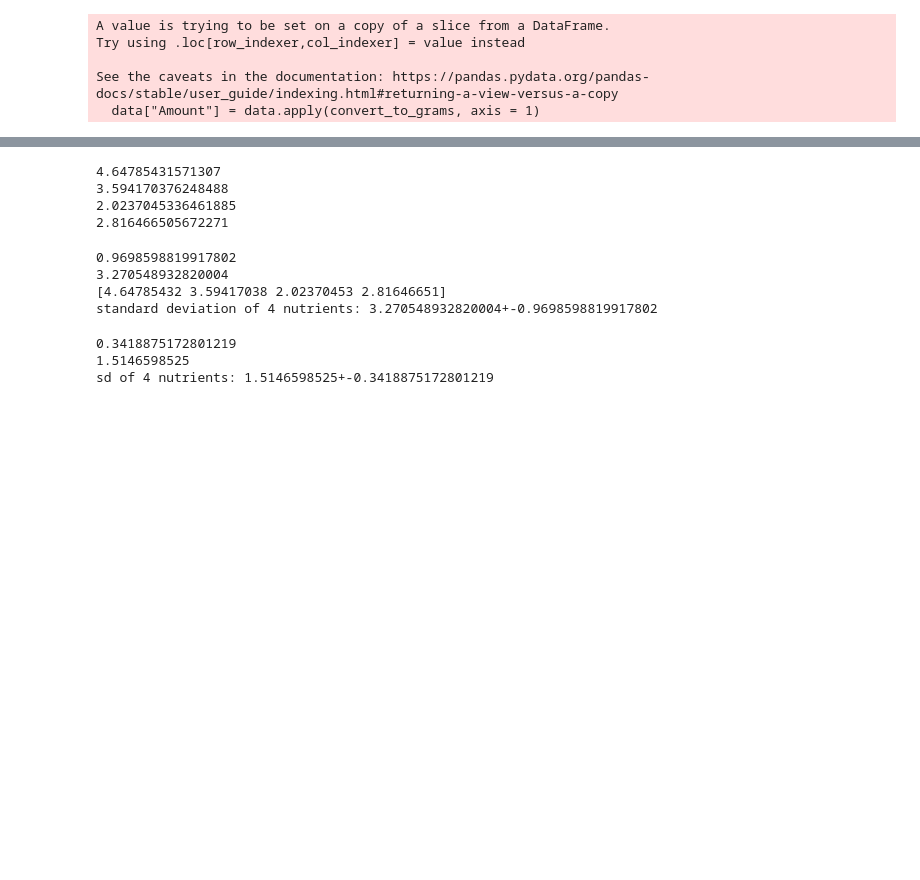
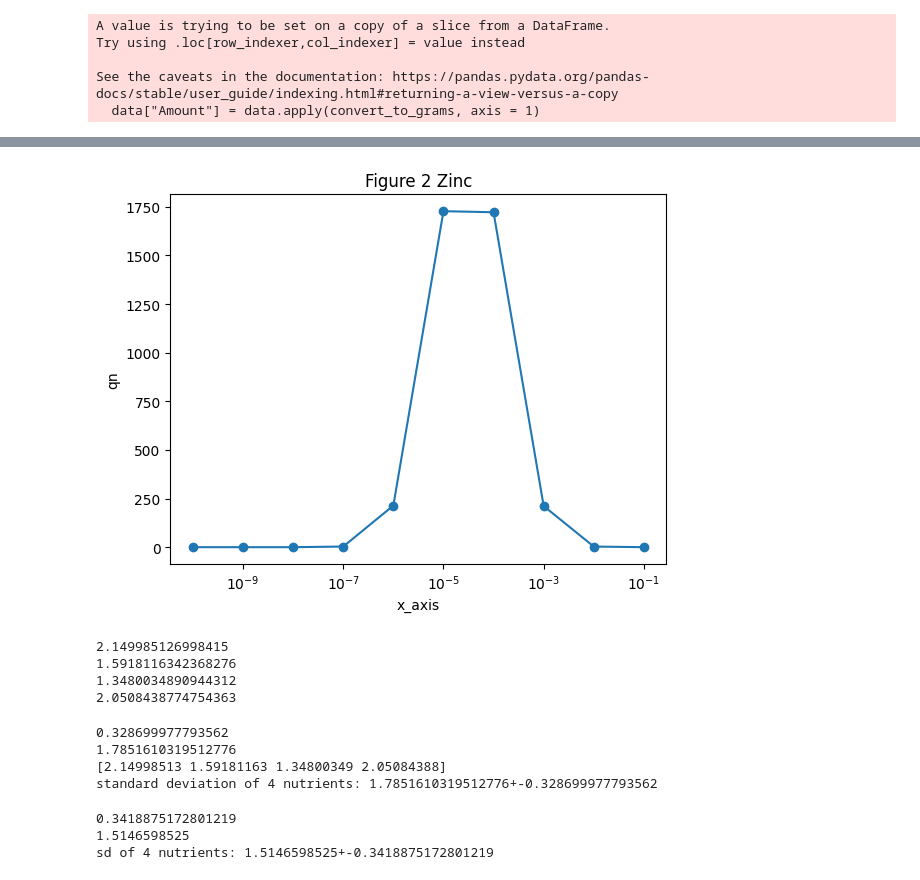
Before and after one commit to oberoir080/NutrientEDA, a Jupyter notebook: CSV_Generator_py/Figures.ipynb, the cells around one changed output, grey strips where cells are left out. Saved outputs shown, nothing was run; the diff lists cells and outputs as text; code cells hidden in the pictures; blank space fills up the shorter version.

```diff
--- a/CSV_Generator_py/Figures.ipynb
+++ b/CSV_Generator_py/Figures.ipynb
@@ -334,0 +333,3 @@ print(qn)
+# %%
+data_list = data.values.tolist()
+data_list
@@ -335,3 +398,14 @@ print(qn)
+# %%
+nutrient = zinc
+x_axis = [1e-10,1e-9,1e-8,1e-7,1e-6,1e-5,1e-4,1e-3,1e-2,1e-1]
+qn_all=[]
+fig_name = "Figure 2"
+for i in x_axis:
+    qn_all.append(qn_calculator(i,data_list,nutrient))
+
+graph_plot(nutrient,x_axis,qn_all,fig_name)
+# %% [output]
+[figure, added]
 # %%
 
 print(standard_deviation(data_list,thiamin))   #1.26543225 is the standard deviation acc to 4889 foods
@@ -342,10 +416,10 @@ print(standard_deviation(data_list,gadoleic_acid))   #2.1041791 is the standard
 
 # data
 # %% [output]
-4.64785431571307
-3.594170376248488
-2.0237045336461885
-2.816466505672271
+2.149985126998415
+1.5918116342368276
+1.3480034890944312
+2.0508438774754363
 # %%
 l = np.array([standard_deviation(data_list,thiamin),standard_deviation(data_list,zinc),standard_deviation(data_list,protein),standard_deviation(data_list,gadoleic_acid)])
 # avg = (standard_deviation(data,thiamin)+standard_deviation(data,zinc)+standard_deviation(data,protein)+standard_deviation(data,gadoleic_acid))/4
@@ -358,10 +432,10 @@ print(l)
 print("standard deviation of 4 nutrients: "+str(avg)+"+-"+str(sd))  #acc to data it is 1.66+-0.39
 # avg
 # %% [output]
-0.9698598819917802
-3.270548932820004
-[4.64785432 3.59417038 2.02370453 2.81646651]
-standard deviation of 4 nutrients: 3.270548932820004+-0.9698598819917802
+0.328699977793562
+1.7851610319512776
+[2.14998513 1.59181163 1.34800349 2.05084388]
+standard deviation of 4 nutrients: 1.7851610319512776+-0.328699977793562
 # %%
 l=np.array([1.26543225,1.34545079,1.34357727,2.1041791])
 avg = np.mean(l)
```
Also changed, not shown: parts of 12 cells of this notebook.
